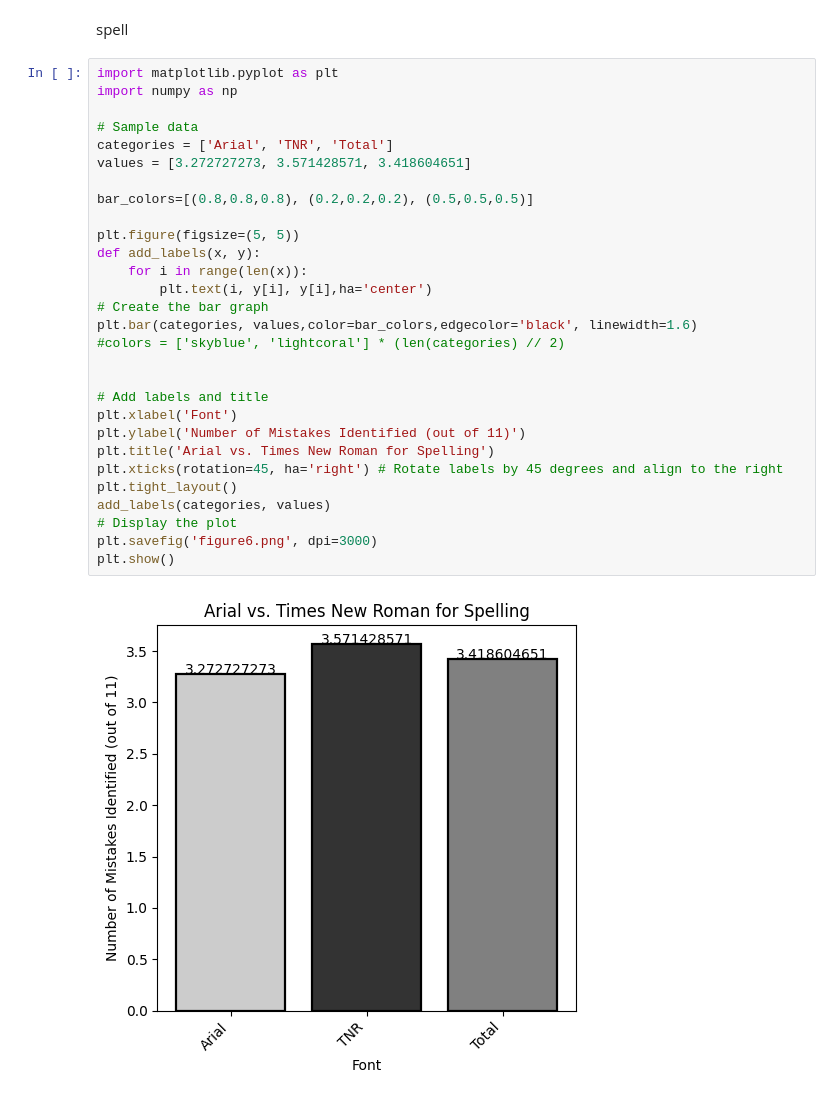
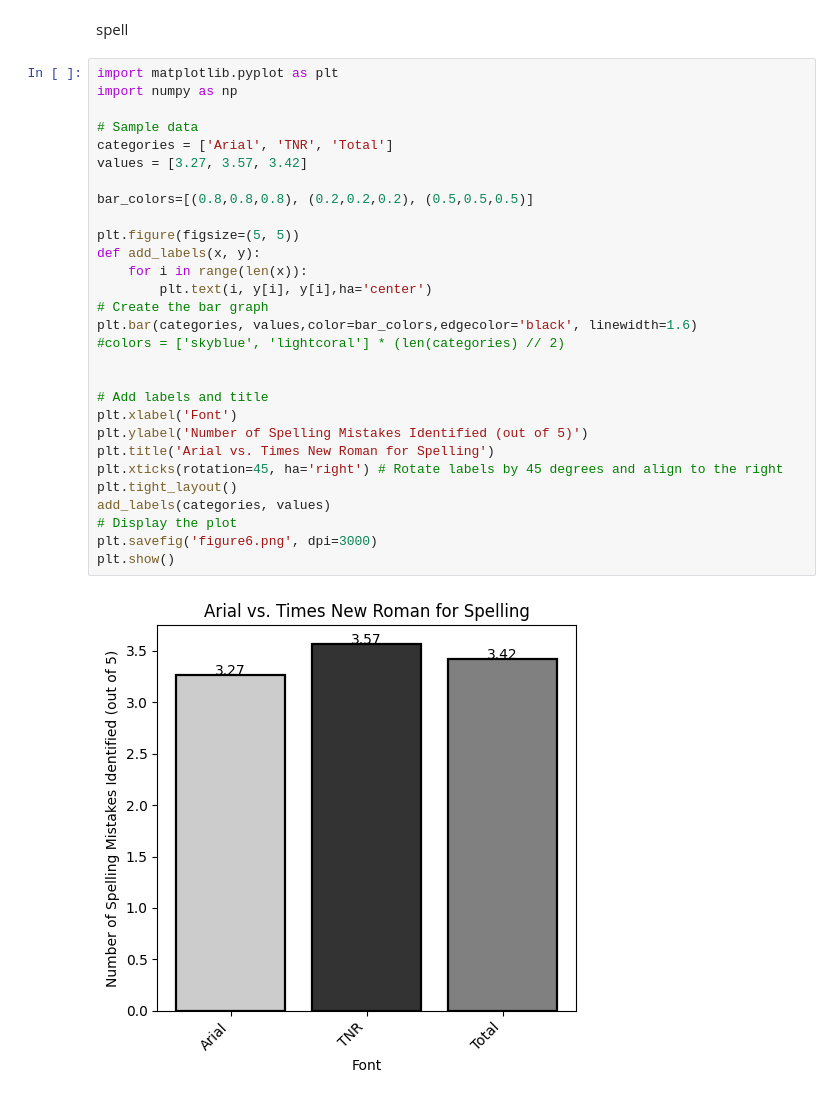
Before and after one commit to Thv1364/temporarything, a Jupyter notebook: stuff.ipynb, the cells around one changed output. Cells and saved outputs as stored; diff of their text form.

```diff
--- a/stuff.ipynb
+++ b/stuff.ipynb
@@ -100,31 +100,31 @@ spell
 # %%
 import matplotlib.pyplot as plt
 import numpy as np
 
 # Sample data
 categories = ['Arial', 'TNR', 'Total']
-values = [3.272727273, 3.571428571, 3.418604651]
+values = [3.27, 3.57, 3.42]
 
 bar_colors=[(0.8,0.8,0.8), (0.2,0.2,0.2), (0.5,0.5,0.5)]
 
 plt.figure(figsize=(5, 5))
 def add_labels(x, y):
     for i in range(len(x)):
         plt.text(i, y[i], y[i],ha='center')
 # Create the bar graph
 plt.bar(categories, values,color=bar_colors,edgecolor='black', linewidth=1.6)
 #colors = ['skyblue', 'lightcoral'] * (len(categories) // 2)
 
 
 # Add labels and title
 plt.xlabel('Font')
-plt.ylabel('Number of Mistakes Identified (out of 11)')
+plt.ylabel('Number of Spelling Mistakes Identified (out of 5)')
 plt.title('Arial vs. Times New Roman for Spelling')
 plt.xticks(rotation=45, ha='right') # Rotate labels by 45 degrees and align to the right
 plt.tight_layout()
 add_labels(categories, values)
 # Display the plot
 plt.savefig('figure6.png', dpi=3000)
 plt.show()
 # %% [output]
-[figure, old version]
+[figure, new version]
```
Also changed, not shown: parts of 2 cells of this notebook, 2 other files.
